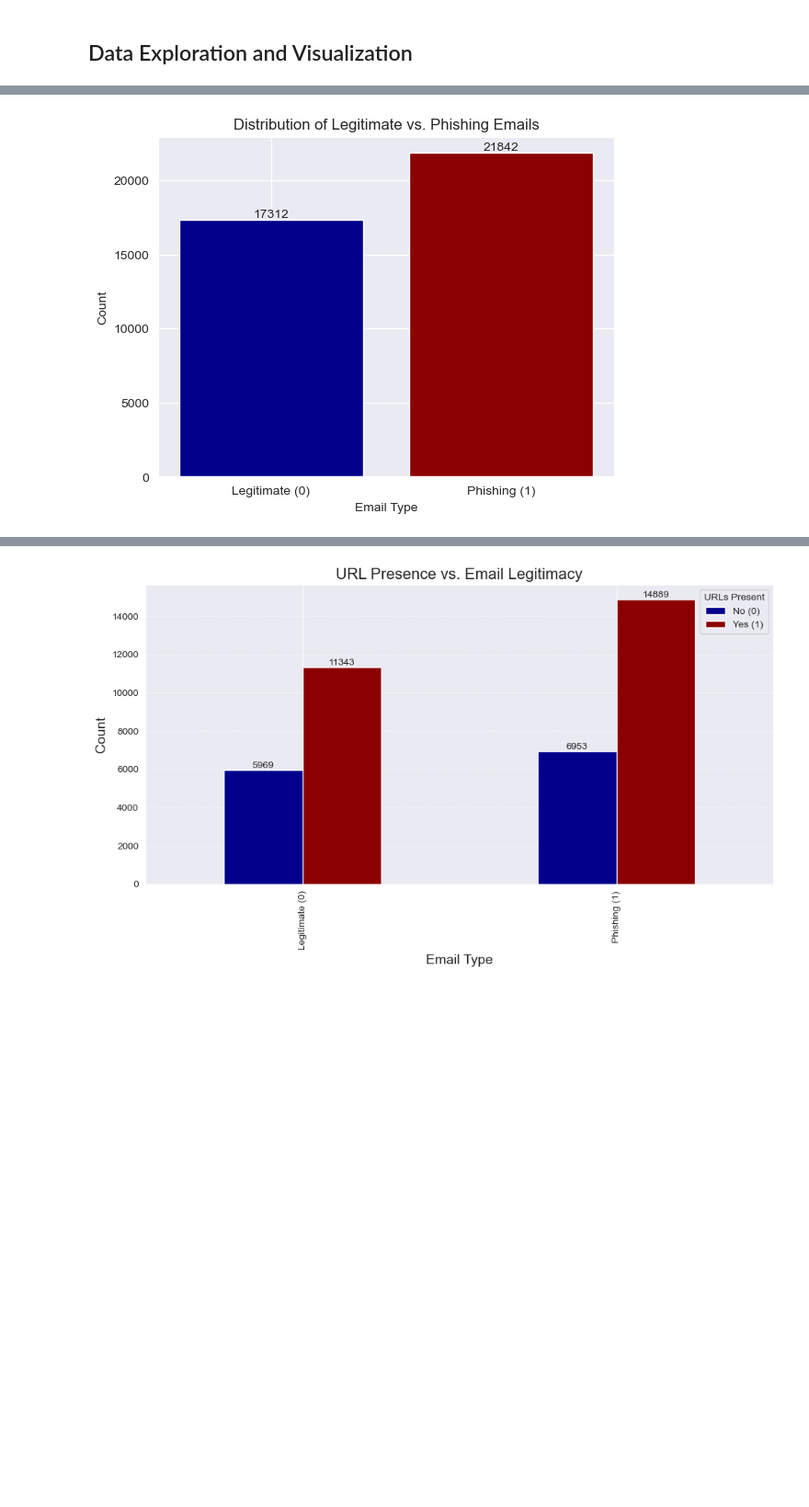
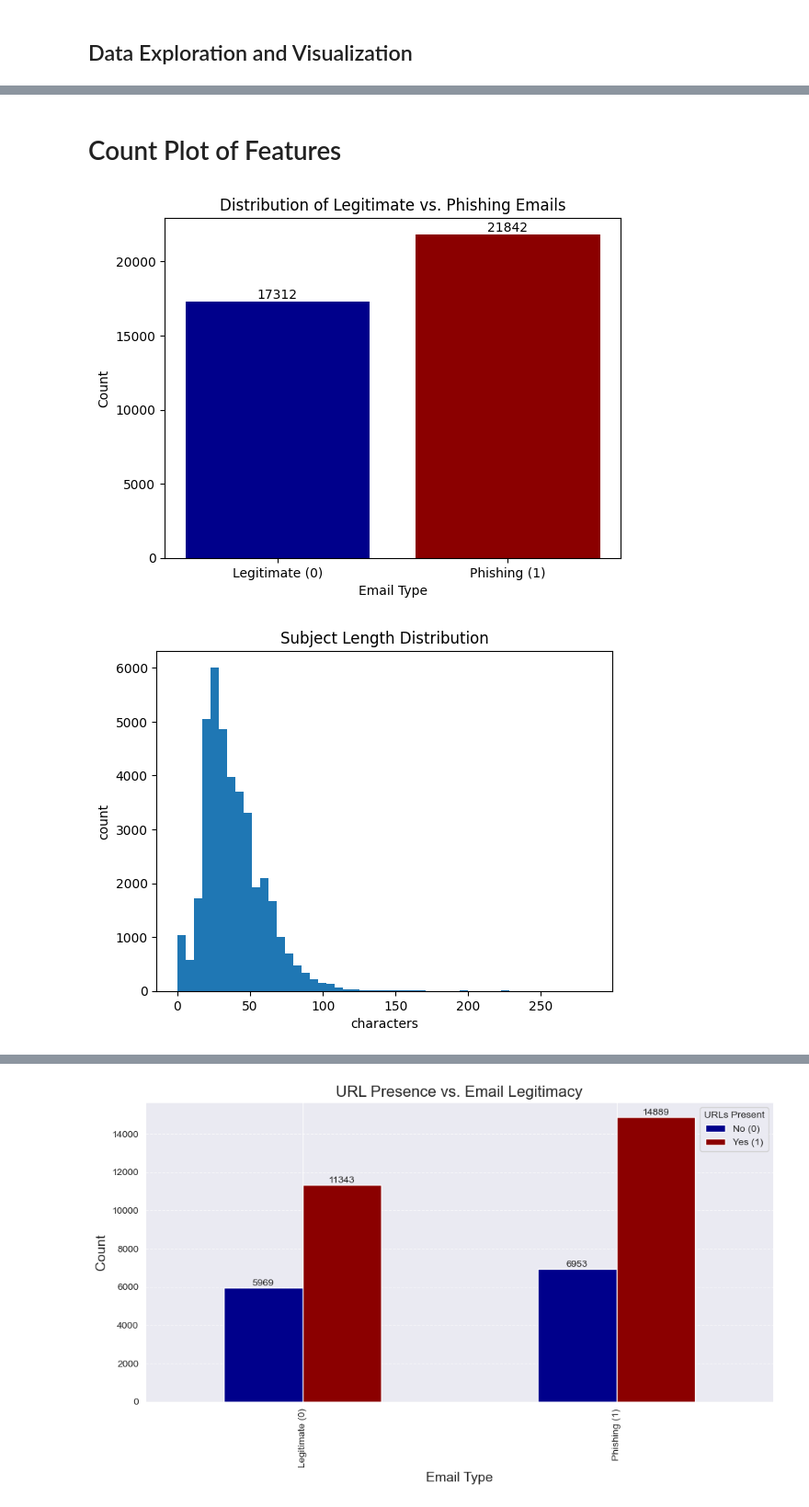
Before and after one commit to devKomori/machine-learning-fraud-analysis, a Jupyter notebook: final_project.ipynb, the cells around one changed output, grey strips where cells are left out. Shown at 92% size. Saved outputs shown, nothing was run; the diff lists cells and outputs as text; code cells hidden in the pictures; blank space fills up the shorter version.

Commit message:
Plots of Features

```diff
--- a/final_project.ipynb
+++ b/final_project.ipynb
@@ -43,6 +67,9 @@ Preparing the data for modeling by dropping unnecessary columns and handling mis
 # %%
 df = df.drop(["receiver", "date"], axis=1)
 df = df.fillna('')
+df["urls"] = df["urls"].astype("string").fillna("").str.strip()
+df["sender"] = df["sender"].astype("string").fillna("").str.strip()
+df["subject"] = df["subject"].astype("string").fillna("").str.strip()
 # %% [markdown]
 ## Data Exploration and Visualization
 # %%
@@ -67,14 +94,54 @@ memory usage: 1.5+ MB
 | 2 | Daily Top 10 <Karmandeep-opengevl... | CNN.com Daily Top 10 | >+=+=+=+=+=+=+=+=+=+=+=+=+=+=+=+=... | 1 | 1 |
 | 3 | Michael Parker <ivqrnai@pobox.com> | Re: svn commit: r619753 - in /spa... | Would anyone object to removing .... | 0 | 1 |
 | 4 | Gretchen Suggs <externalsep1@loan... | SpecialPricesPharmMoreinfo | \nWelcomeFastShippingCustomerSupp... | 1 | 1 |
+# %% [markdown]
+# Count Plot of Features
 # %%
+url_pattern = r"(https?://|www\.)\S+"
+
+df["n_urls"] = (
+    df["urls"].str.count(url_pattern) +
+    df["subject"].str.count(url_pattern) +
+    df["body"].str.count(url_pattern)
+)
+
+df["subject_len"] = df["subject"].str.len()
+df["body_len"] = df["body"].str.len()
+
+# Legit vs Phishing Count
 count = df['label'].value_counts()
 bars = plt.bar(count.index, count.values, color=['darkred', 'darkblue'])
 plt.title('Distribution of Legitimate vs. Phishing Emails')
 plt.xlabel('Email Type')
 plt.ylabel('Count')
 plt.xticks([0, 1], ['Legitimate (0)', 'Phishing (1)'])
 plt.bar_label(bars, fmt='%d', fontsize=10)
 plt.show()
+
+# Subject length
+plt.figure()
+df["subject_len"].plot(kind="hist", bins=50)
+plt.title("Subject Length Distribution")
+plt.xlabel("characters")
+plt.ylabel("count")
+plt.show()
+
+
+#Body length
+plt.figure()
+df["body_len"].clip(upper=df["body_len"].quantile(0.99)).plot(kind="hist", bins=50)
+plt.title("Body Length Distribution")
+plt.xlabel("characters")
+plt.ylabel("count")
+plt.show()
+
+# URL's per email count
+plt.figure()
+df["n_urls"].clip(upper=10).plot(kind="hist", bins=30)
+plt.title("URL Count")
+plt.xlabel("# of URLs")
+plt.ylabel("count")
+plt.show()
 # %% [output]
-[figure, old version]
+[figure, new version]
+[figure, added]
```
Also changed, not shown: parts of 5 cells of this notebook.
